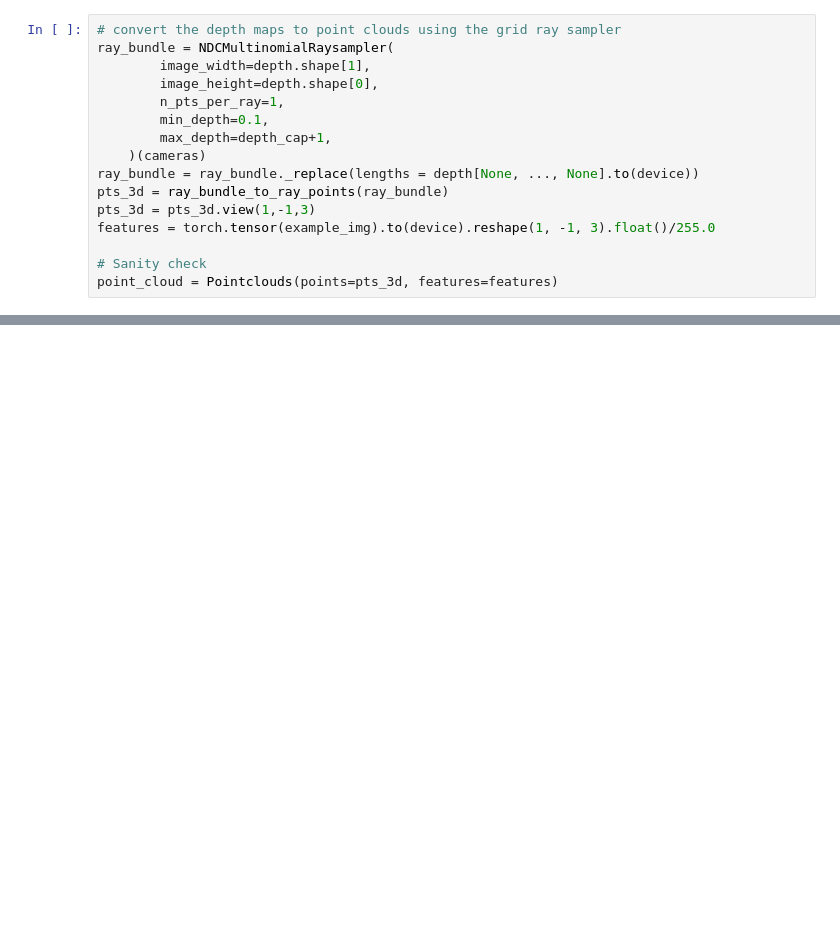
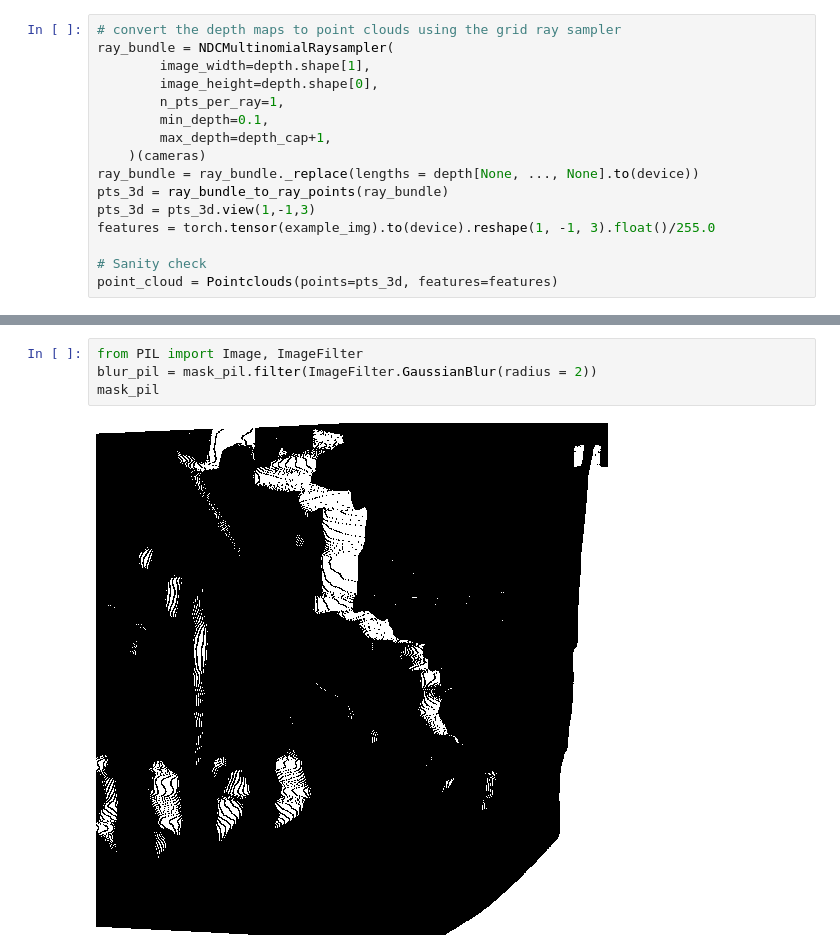
Before and after one commit to wukailu/latent-nerf, a Jupyter notebook: src/new_code.ipynb, the cells around one changed output, grey strips where cells are left out. Saved outputs shown, nothing was run; the diff lists cells and outputs as text; blank space fills up the shorter version.

```diff
--- a/src/new_code.ipynb
+++ b/src/new_code.ipynb
@@ -161,0 +145,6 @@ plt.axis("off");
+# %%
+from PIL import Image, ImageFilter
+blur_pil = mask_pil.filter(ImageFilter.GaussianBlur(radius = 2))
+mask_pil
+# %% [output]
+[figure, added]
```
Also changed, not shown: parts of 17 cells of this notebook.
